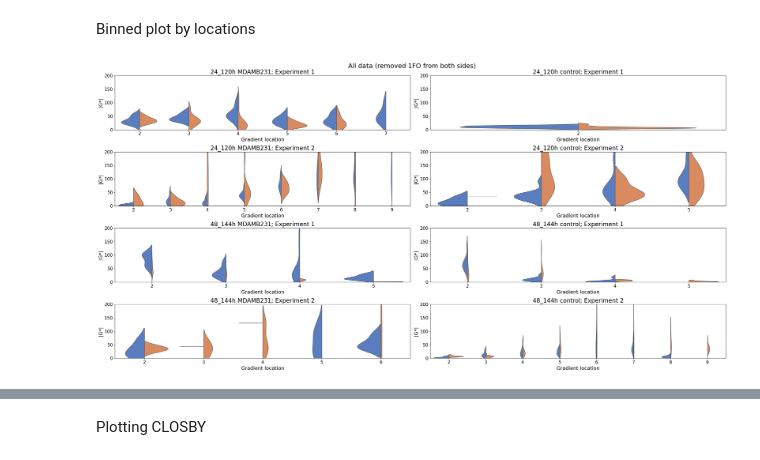
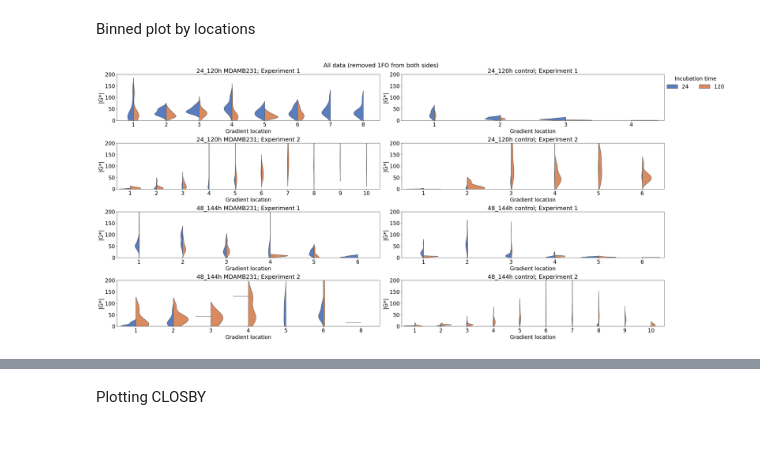
Before and after one commit to LindaSrbova/Statistics_Gelatin_Mechanics, a Jupyter notebook: Gradient_analysis.ipynb, the cells around one changed output, grey strips where cells are left out. Drawn from its saved outputs; the diff is of its cells as text; code cells hidden in the pictures.

Commit message:
Plots edit

```diff
--- a/Gradient_analysis.ipynb
+++ b/Gradient_analysis.ipynb
@@ -346,7 +346,7 @@ import seaborn as sns
 import matplotlib.pyplot as plt
 
 fig, axs = plt.subplots(4, 2, figsize=(30, 15))
-plt.subplots_adjust(wspace=0.2, hspace=0.55)
+plt.subplots_adjust(wspace=0.35, hspace=0.65, bottom=0.1)  # Adjust bottom to make space for the legend
 fig.suptitle("All data (removed 1FO from both sides)", fontsize=22)
 
 markers = ['x', 's']
@@ -356,50 +356,58 @@ colors = ["lightblue", "darkblue"]
 for i, j in enumerate(download['incubation_set'].unique()):
     second = download[download['incubation_set'] == j]
 
-    # Loop through each experiment (repeat)
+    # Loop through each experiment
     for k, l in enumerate(second['experiment'].unique()):
         third = second[second['experiment'] == l]
         marker_type = markers[int(l)]
         row = (i * 2) + k  # Determine the correct row in the subplot grid
 
         # Loop through each sample
         for m, o in enumerate(third['sample'].unique()):
             column = 0 if o == 'MDAMB231' else 1
             fourth = third[third['sample'] == o]
             date_value = str(fourth['day'].unique()[0])
             ax = axs[row, column]  # Access the subplot by row and column
 
             # Check for the gradient direction and filter data accordingly
             if (fourth['gradient_direction'] == 'stiff_to_soft').all():
                 filtered_data = fourth[
                     (fourth['gradient'] > fourth['gradient'].min() + 800) &
                     (fourth['gradient'] < fourth['gradient'].max() - 800)
                 ]
-                # Create the half-violin plot for stiff_to_soft gradient direction
-                sns.violinplot(x='location', y='G_abs', hue='incubation', data=filtered_data,
-                    split=True, palette="muted", inner=None,width=0.8, density_norm='area', ax=ax)
+                if row == 0 and m == 0:
+                    sns.violinplot(x='location', y='G_abs', hue='incubation', data=fourth,
+                        split=True, palette="muted", inner=None, width=0.8, density_norm='area', ax=ax, legend=True)
+                else:
+                    sns.violinplot(x='location', y='G_abs', hue='incubation', data=fourth,
+                        split=True, palette="muted", inner=None, width=0.8, density_norm='area', ax=ax, legend=False)
             else:
                 filtered_data = fourth[
                     (fourth['gradient_inverse'] > fourth['gradient_inverse'].min() + 800) &
                     (fourth['gradient_inverse'] < fourth['gradient_inverse'].max() - 800)
                 ]
-                # Create the half-violin plot for gradient_inverse
-                sns.violinplot(x='location_inverse', y='G_abs', hue='incubation', data=filtered_data,
-                    split=True, palette="muted",inner=None, width=0.8,density_norm='area', ax=ax)
+                if row == 0 and m == 0:
+                    sns.violinplot(x='location_inverse', y='G_abs', hue='incubation', data=fourth,
+                        split=True, palette="muted", inner=None, width=0.8, density_norm='count', ax=ax, legend=True)
+                else:
+                    sns.violinplot(x='location_inverse', y='G_abs', hue='incubation', data=fourth,
+                        split=True, palette="muted", inner=None, width=0.8, density_norm='count', ax=ax, legend=False)
 
             # Set labels, title, and styling for each subplot
-            ax.set_xlabel("Gradient location", fontsize=17, labelpad=5)
-            ax.set_ylabel("|G*|", fontsize=17, labelpad=5)
-            ax.set_title(f"{j}h {o}; Experiment {k + 1}", fontsize=20)
-            ax.tick_params(axis='both', labelsize=15)
-            ax.get_legend().remove()
+            ax.set_xlabel("Gradient location", fontsize=20, labelpad=5)
+            ax.set_ylabel("|G*|", fontsize=22, labelpad=5)
+            ax.set_title(f"{j}h {o}; Experiment {k + 1}", fontsize=22)
+            ax.tick_params(axis='both', labelsize=20)
             # Set the y-axis limit and optionally the x-axis limit
+            ax.legend().remove()
             ax.set_ylim(0, 200)
             # ax.set_xlim(0, 5000)  # Uncomment and adjust if needed
-ax.get_legend()
+
+# Add the legend only once after all the plots
+fig.legend(title="Incubation time", loc='upper center', title_fontsize=20, fontsize=20, ncol=2, bbox_to_anchor=(1.05, 0.95), frameon=False)
 
 # Show the plot
 plt.tight_layout()
 plt.show()
 # %% [output]
-[figure, old version]
+[figure, new version]
```
Also changed, not shown: parts of 3 cells of this notebook.
